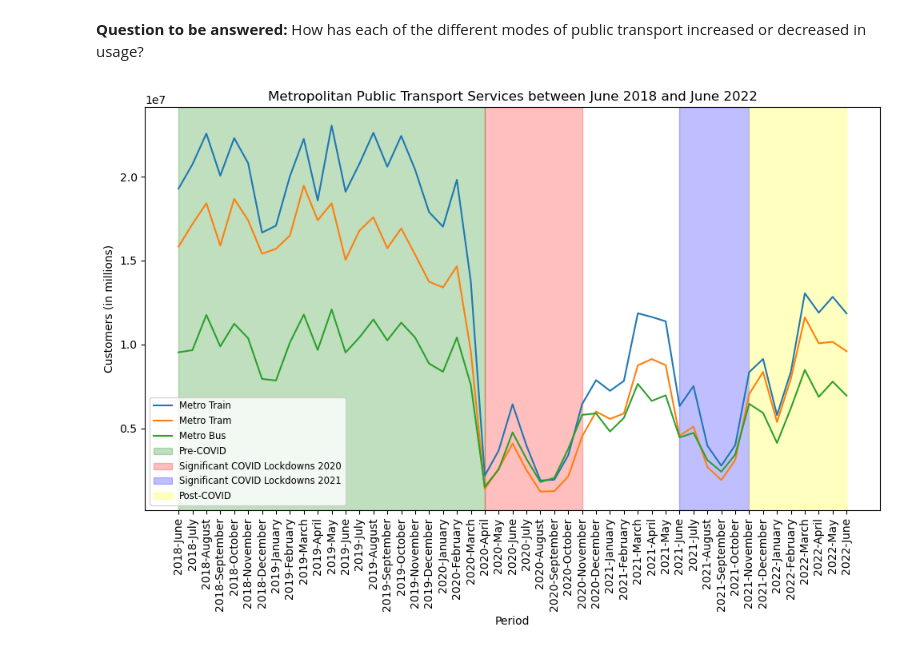
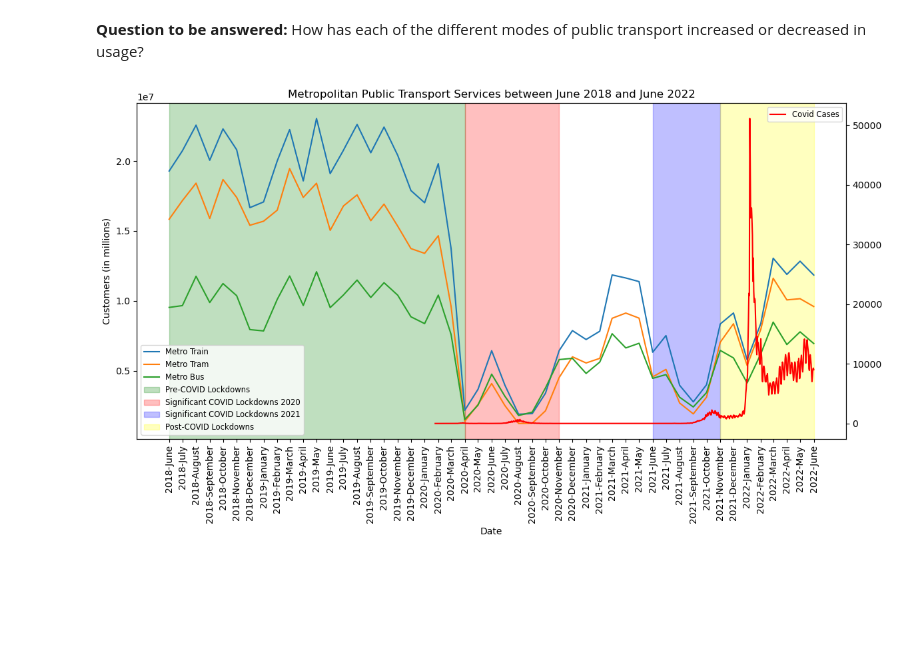
Before and after one commit to hendaman/project-1-challenge, a Jupyter notebook: Question-2-Henry/PublicTransportModes.ipynb, the cells around one changed output. Cells and saved outputs as stored; diff of their text form; code cells hidden in the pictures; blank space fills up the shorter version.

Commit message:
Added visualisations, added dataset and amended Jupyter Notebook

```diff
--- a/Question-2-Henry/PublicTransportModes.ipynb
+++ b/Question-2-Henry/PublicTransportModes.ipynb
@@ -5,11 +5,15 @@ import matplotlib.pyplot as plt
 import pandas as pd
 import scipy.stats as st
 import numpy as np
+import datetime
+import matplotlib.dates as mdates
 
 # Load CSV
 monthly_pt = os.path.join("..", "Datasets", "Monthly public transport patronage by Mode.csv")
+covid_cases = os.path.join("..", "Datasets", "NCOV_cases_by_postcode_LGA.csv")
 
 # Read and display with pandas
+covid_cases_df = pd.read_csv(covid_cases)
 monthly_pt_df = pd.read_csv(monthly_pt)
 monthly_pt_df
 # %% [output]
@@ -72,0 +78,7 @@ monthly_pt_df
+# %%
+covid_cases_df = covid_cases_df.rename(columns={"diagnosis_date":"Date", "Total_case_count":"New Covid Cases"})
+covid_cases_df["Date"] = pd.to_datetime(covid_cases_df["Date"])
+covid_cases_df = pd.DataFrame(covid_cases_df.groupby("Date")["New Covid Cases"].sum())
+covid_cases_df.drop(covid_cases_df[covid_cases_df.index > "2022-06-01"].index, inplace=True)
+covid_cases_df = covid_cases_df.reset_index()
+covid_cases_df
@@ -74,26 +100,36 @@ monthly_pt_df
 **Question to be answered:**
 How has each of the different modes of public transport increased or decreased in usage?
 # %%
-xvalues = monthly_pt_df["Period"]
+xvalues = monthly_pt_df["Date"]
 mtrain = monthly_pt_df["Metropolitan train"]
 mtram = monthly_pt_df["Metropolitan tram"]
 mbus = monthly_pt_df["Metropolitan bus"]
+date = covid_cases_df["Date"]
+new_cases = covid_cases_df["New Covid Cases"]
 
-plt.figure(figsize=(10,7))
+plt.figure(figsize=(12,7))
 plt.plot(xvalues,mtrain,label="Metro Train")
 plt.plot(xvalues,mtram,label="Metro Tram")
 plt.plot(xvalues,mbus,label="Metro Bus")
 plt.title("Metropolitan Public Transport Services between June 2018 and June 2022")
-plt.axvspan("2018-June", "2020-April", alpha=0.25, color='green', label="Pre-COVID")
-plt.axvspan("2020-April", "2020-November", alpha=0.25, color='red', label="Significant COVID Lockdowns 2020")
-plt.axvspan("2021-June", "2021-November", alpha=0.25, color='blue', label="Significant COVID Lockdowns 2021")
-plt.axvspan("2021-November", "2022-June", alpha=0.25, color='yellow', label="Post-COVID")
+# plt.axvspan("2018-June", "2020-April", alpha=0.25, color='green', label="Pre-COVID")
+# plt.axvspan("2020-April", "2020-November", alpha=0.25, color='red', label="Significant COVID Lockdowns 2020")
+# plt.axvspan("2021-June", "2021-November", alpha=0.25, color='blue', label="Significant COVID Lockdowns 2021")
+# plt.axvspan("2021-November", "2022-June", alpha=0.25, color='yellow', label="Post-COVID")
+plt.axvspan("2018-06-01", "2020-04-01", alpha=0.25, color='green', label="Pre-COVID Lockdowns")
+plt.axvspan("2020-04-01", "2020-11-01", alpha=0.25, color='red', label="Significant COVID Lockdowns 2020")
+plt.axvspan("2021-06-01", "2021-11-01", alpha=0.25, color='blue', label="Significant COVID Lockdowns 2021")
+plt.axvspan("2021-11-01", "2022-06-01", alpha=0.25, color='yellow', label="Post-COVID Lockdowns")
+plt.xlabel("Date")
+plt.ylabel("Customers (in millions)")
+plt.xticks(ticks = xvalues, labels = monthly_pt_df["Period"],rotation=90)
 plt.legend(loc="best", fontsize="small",fancybox=True)
-plt.xlabel("Period")
-plt.ylabel("Customers (in millions)")
-plt.xticks(rotation="vertical")
+plt2 = plt.twinx()
+plt2.plot(date,new_cases,label="Covid Cases",color="red")
+plt2.legend(loc="best", fontsize="small",fancybox=True)
 plt.tight_layout()
+plt.savefig("../Visualisations/Q2-1.jpg")
 plt.show()
 # %% [output]
-[figure, old version]
+[figure, new version]
 # %%
```
Also changed, not shown: parts of 7 cells of this notebook, 5 other files.
